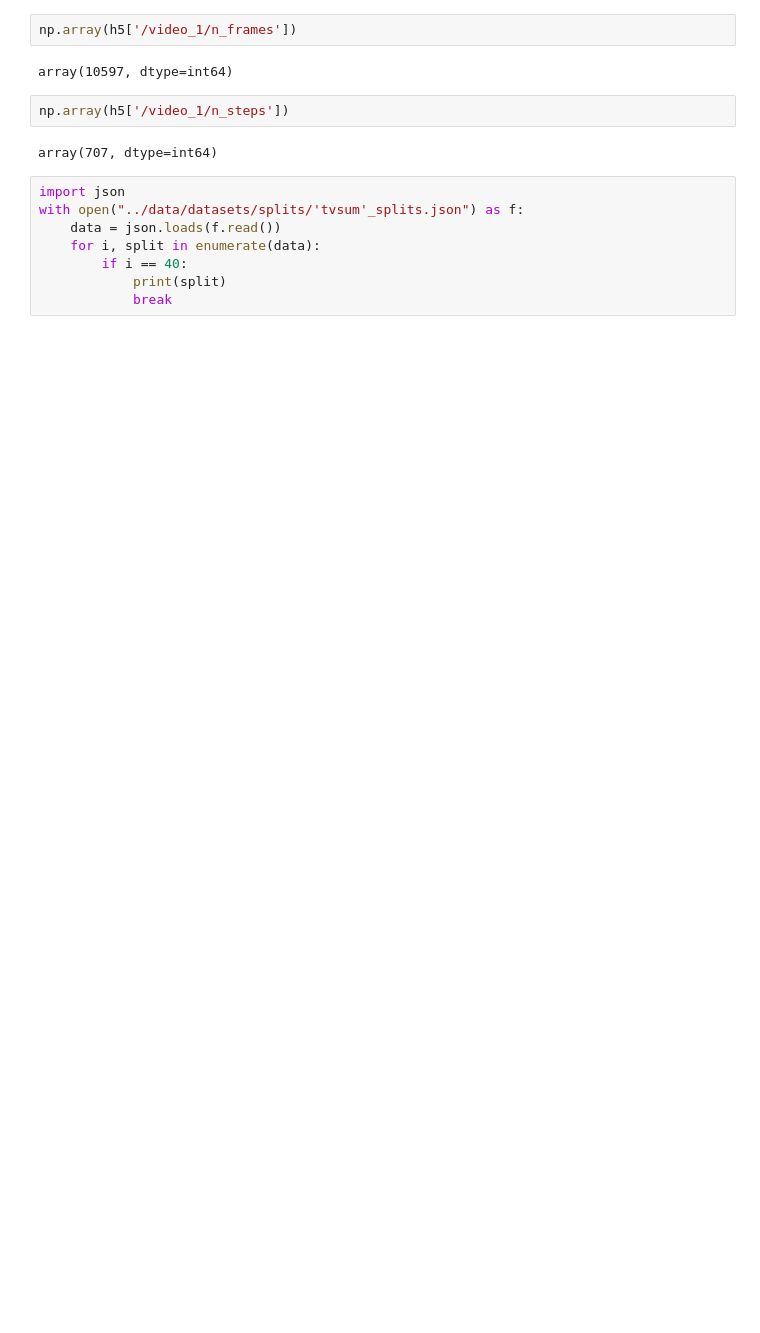
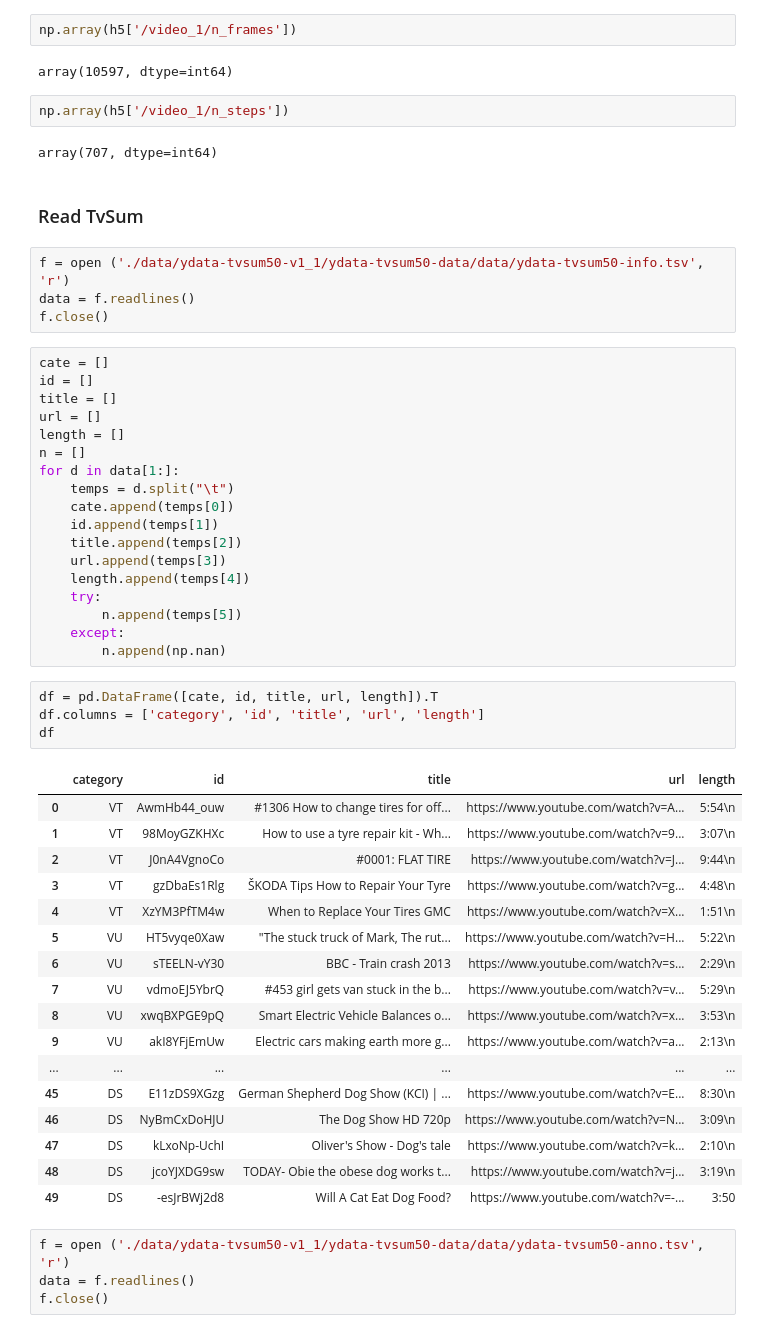
Before and after one commit to luckyspia/Video_Summarization, a Jupyter notebook: test.ipynb, the cells around one changed output. Saved outputs shown, nothing was run; the diff lists cells and outputs as text; blank space fills up the shorter version.

Commit message:
Make New Sample Data

```diff
--- a/test.ipynb
+++ b/test.ipynb
@@ -124,11 +138,53 @@ array(10597, dtype=int64)
 np.array(h5['/video_1/n_steps'])
 # %% [output]
 array(707, dtype=int64)
-# %%
-import json
-with open("../data/datasets/splits/'tvsum'_splits.json") as f:
-    data = json.loads(f.read())
-    for i, split in enumerate(data):
-        if i == 40:
-            print(split)
-            break
+# %% [markdown]
+### Read TvSum
+# %%
+f = open ('./data/ydata-tvsum50-v1_1/ydata-tvsum50-data/data/ydata-tvsum50-info.tsv', 'r')
+data = f.readlines()
+f.close()
+# %%
+cate = []
+id = []
+title = []
+url = []
+length = []
+n = []
+for d in data[1:]:
+    temps = d.split("\t")
+    cate.append(temps[0])
+    id.append(temps[1])
+    title.append(temps[2])
+    url.append(temps[3])
+    length.append(temps[4])
+    try:
+        n.append(temps[5])
+    except:
+        n.append(np.nan)
+# %%
+df = pd.DataFrame([cate, id, title, url, length]).T
+df.columns = ['category', 'id', 'title', 'url', 'length']
+df
+# %% [output]
+|  | category | id | title | url | length |
+| 0 | VT | AwmHb44_ouw | #1306 How to change tires for off... | https://www.youtube.com/watch?v=A... | 5:54\n |
+| 1 | VT | 98MoyGZKHXc | How to use a tyre repair kit - Wh... | https://www.youtube.com/watch?v=9... | 3:07\n |
+| 2 | VT | J0nA4VgnoCo | #0001: FLAT TIRE | https://www.youtube.com/watch?v=J... | 9:44\n |
+| 3 | VT | gzDbaEs1Rlg | ŠKODA Tips How to Repair Your Tyre | https://www.youtube.com/watch?v=g... | 4:48\n |
+| 4 | VT | XzYM3PfTM4w | When to Replace Your Tires GMC | https://www.youtube.com/watch?v=X... | 1:51\n |
+| 5 | VU | HT5vyqe0Xaw | "The stuck truck of Mark, The rut... | https://www.youtube.com/watch?v=H... | 5:22\n |
+| 6 | VU | sTEELN-vY30 | BBC - Train crash 2013 | https://www.youtube.com/watch?v=s... | 2:29\n |
+| 7 | VU | vdmoEJ5YbrQ | #453 girl gets van stuck in the b... | https://www.youtube.com/watch?v=v... | 5:29\n |
+| 8 | VU | xwqBXPGE9pQ | Smart Electric Vehicle Balances o... | https://www.youtube.com/watch?v=x... | 3:53\n |
+| 9 | VU | akI8YFjEmUw | Electric cars making earth more g... | https://www.youtube.com/watch?v=a... | 2:13\n |
+| ... | ... | ... | ... | ... | ... |
+| 45 | DS | E11zDS9XGzg | German Shepherd Dog Show (KCI) | ... | https://www.youtube.com/watch?v=E... | 8:30\n |
+| 46 | DS | NyBmCxDoHJU | The Dog Show HD 720p | https://www.youtube.com/watch?v=N... | 3:09\n |
+| 47 | DS | kLxoNp-UchI | Oliver's Show - Dog's tale | https://www.youtube.com/watch?v=k... | 2:10\n |
+| 48 | DS | jcoYJXDG9sw | TODAY- Obie the obese dog works t... | https://www.youtube.com/watch?v=j... | 3:19\n |
+| 49 | DS | -esJrBWj2d8 | Will A Cat Eat Dog Food? | https://www.youtube.com/watch?v=-... | 3:50 |
+# %%
+f = open ('./data/ydata-tvsum50-v1_1/ydata-tvsum50-data/data/ydata-tvsum50-anno.tsv', 'r')
+data = f.readlines()
+f.close()
```
Also changed, not shown: parts of 52 cells of this notebook.
